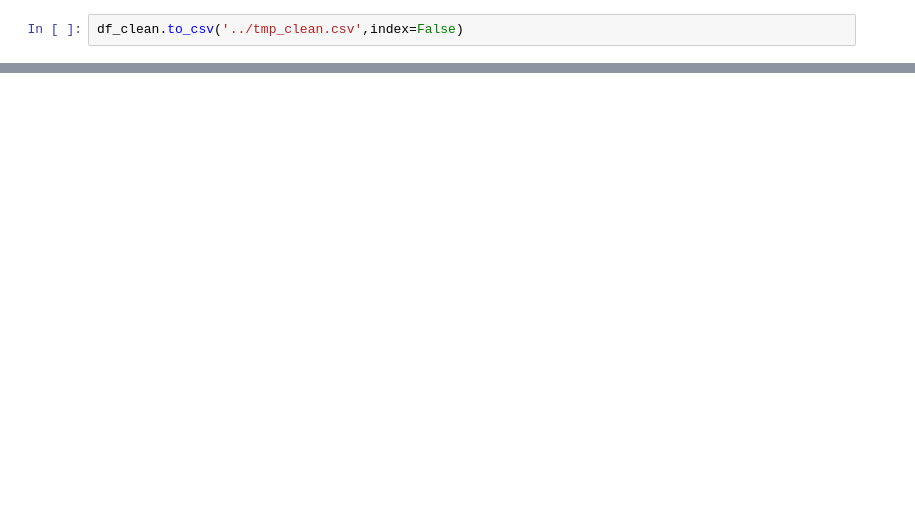
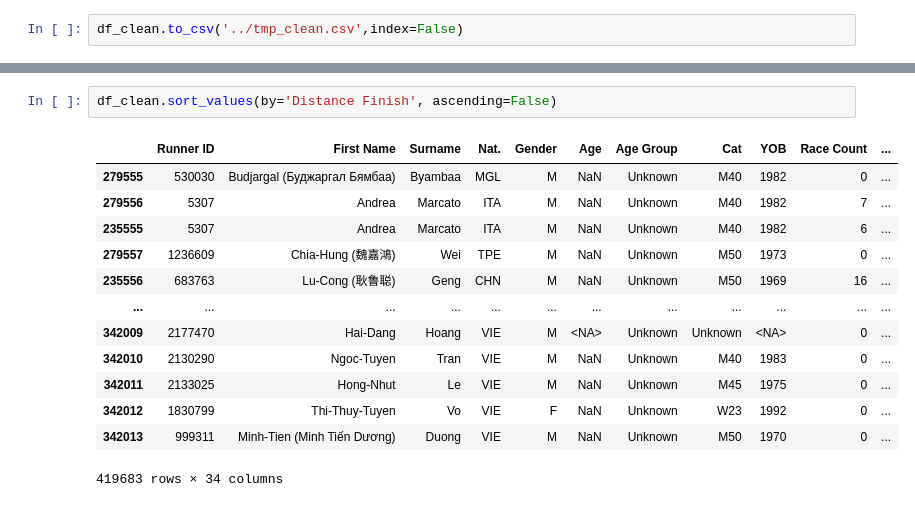
Before and after one commit to Dusoye/DUVResults, a Jupyter notebook: scr/clean_data.ipynb, the cells around one changed output, grey strips where cells are left out. Saved outputs shown, nothing was run; the diff lists cells and outputs as text; blank space fills up the shorter version.

```diff
--- a/scr/clean_data.ipynb
+++ b/scr/clean_data.ipynb
@@ -387,0 +450,16 @@ df_clean[(df_clean['Runner ID']==1393329)]
+# %%
+df_clean.sort_values(by='Distance Finish', ascending=False)
+# %% [output]
+|  | Runner ID | First Name | Surname | Nat. | Gender | Age | Age Group | Cat | YOB | Race Count | ... |
+| 279555 | 530030 | Budjargal (Буджаргал Бямбаа) | Byambaa | MGL | M | NaN | Unknown | M40 | 1982 | 0 | ... |
+| 279556 | 5307 | Andrea | Marcato | ITA | M | NaN | Unknown | M40 | 1982 | 7 | ... |
+| 235555 | 5307 | Andrea | Marcato | ITA | M | NaN | Unknown | M40 | 1982 | 6 | ... |
+| 279557 | 1236609 | Chia-Hung (魏嘉鴻) | Wei | TPE | M | NaN | Unknown | M50 | 1973 | 0 | ... |
+| 235556 | 683763 | Lu-Cong (耿鲁聪) | Geng | CHN | M | NaN | Unknown | M50 | 1969 | 16 | ... |
+| ... | ... | ... | ... | ... | ... | ... | ... | ... | ... | ... | ... |
+| 342009 | 2177470 | Hai-Dang | Hoang | VIE | M | <NA> | Unknown | Unknown | <NA> | 0 | ... |
+| 342010 | 2130290 | Ngoc-Tuyen | Tran | VIE | M | NaN | Unknown | M40 | 1983 | 0 | ... |
+| 342011 | 2133025 | Hong-Nhut | Le | VIE | M | NaN | Unknown | M45 | 1975 | 0 | ... |
+| 342012 | 1830799 | Thi-Thuy-Tuyen | Vo | VIE | F | NaN | Unknown | W23 | 1992 | 0 | ... |
+| 342013 | 999311 | Minh-Tien (Minh Tiến Dương) | Duong | VIE | M | NaN | Unknown | M50 | 1970 | 0 | ... |
+419683 rows × 34 columns
```
Also changed, not shown: parts of 11 cells of this notebook, 2 other files.
